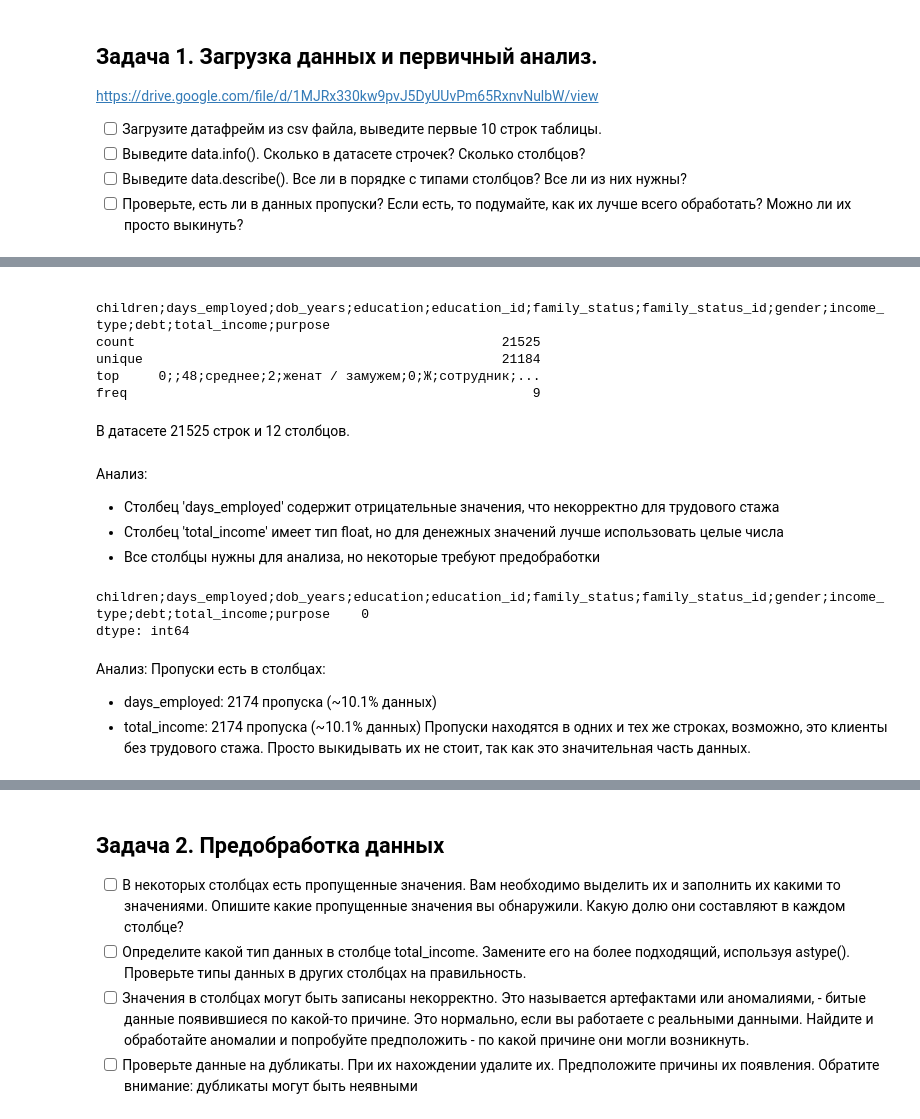
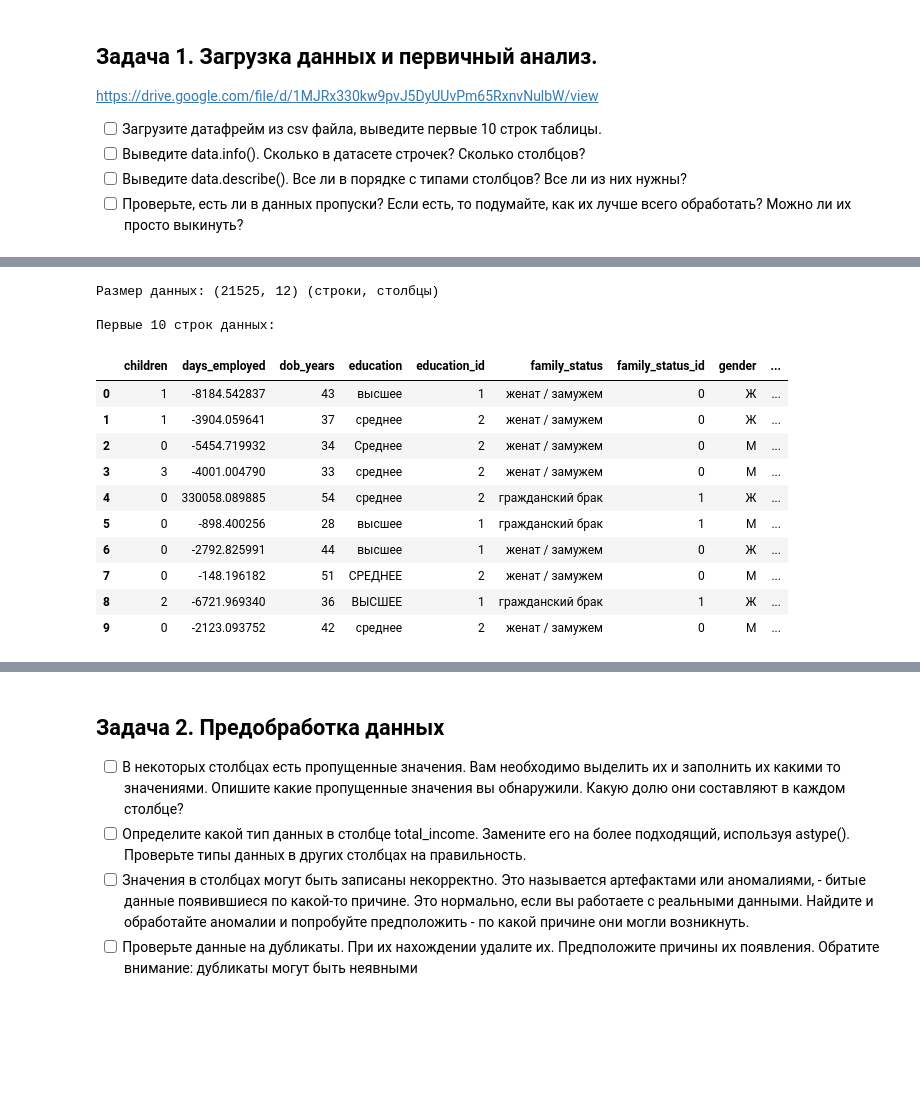
Before and after one commit to A-l-E-v/ML-Engineer, a Jupyter notebook: PyLibs/Pandas/pandas_homework_task.ipynb, the cells around one changed output, grey strips where cells are left out. Cells and saved outputs as stored; diff of their text form; code cells hidden in the pictures; blank space fills up the shorter version.

```diff
--- a/PyLibs/Pandas/pandas_homework_task.ipynb
+++ b/PyLibs/Pandas/pandas_homework_task.ipynb
@@ -65,30 +32,28 @@ None
-# %%
-# Вывод описательной статистики
-print(data.describe(include='all'))
-# %% [output]
-       children;days_employed;dob_years;education;education_id;family_status;family_status_id;gender;income_type;debt;total_income;purpose
-count                                               21525
-unique                                              21184
-top     0;;48;среднее;2;женат / замужем;0;Ж;сотрудник;...
-freq                                                    9
-# %% [markdown]
-В датасете 21525 строк и 12 столбцов.
-# %% [markdown]
-Анализ:
-
-- Столбец 'days_employed' содержит отрицательные значения, что некорректно для трудового стажа
-- Столбец 'total_income' имеет тип float, но для денежных значений лучше использовать целые числа
-- Все столбцы нужны для анализа, но некоторые требуют предобработки
-# %%
-# Проверка пропущенных значений
-print(data.isna().sum())
-# %% [output]
-children;days_employed;dob_years;education;education_id;family_status;family_status_id;gender;income_type;debt;total_income;purpose    0
-dtype: int64
-# %% [markdown]
-Анализ:
-Пропуски есть в столбцах:
- - days_employed: 2174 пропуска (~10.1% данных)
- - total_income: 2174 пропуска (~10.1% данных)
- Пропуски находятся в одних и тех же строках, возможно, это клиенты без трудового стажа.
- Просто выкидывать их не стоит, так как это значительная часть данных.
+# %%
+import pandas as pd
+
+# Указываем правильный разделитель (; вместо запятой)
+url = 'https://drive.google.com/uc?export=download&id=1MJRx330kw9pvJ5DyUUvPm65RxnvNulbW'
+data = pd.read_csv(url, sep=';')
+
+# Проверяем структуру
+print(f"Размер данных: {data.shape} (строки, столбцы)\n")
+
+# 2. Вывод первых 10 строк
+print("Первые 10 строк данных:")
+display(data.head(10))
+# %% [output]
+Размер данных: (21525, 12) (строки, столбцы)
+
+Первые 10 строк данных:
+|  | children | days_employed | dob_years | education | education_id | family_status | family_status_id | gender | ... |
+| 0 | 1 | -8184.542837 | 43 | высшее | 1 | женат / замужем | 0 | Ж | ... |
+| 1 | 1 | -3904.059641 | 37 | среднее | 2 | женат / замужем | 0 | Ж | ... |
+| 2 | 0 | -5454.719932 | 34 | Среднее | 2 | женат / замужем | 0 | М | ... |
+| 3 | 3 | -4001.004790 | 33 | среднее | 2 | женат / замужем | 0 | М | ... |
+| 4 | 0 | 330058.089885 | 54 | среднее | 2 | гражданский брак | 1 | Ж | ... |
+| 5 | 0 | -898.400256 | 28 | высшее | 1 | гражданский брак | 1 | М | ... |
+| 6 | 0 | -2792.825991 | 44 | высшее | 1 | женат / замужем | 0 | Ж | ... |
+| 7 | 0 | -148.196182 | 51 | СРЕДНЕЕ | 2 | женат / замужем | 0 | М | ... |
+| 8 | 2 | -6721.969340 | 36 | ВЫСШЕЕ | 1 | гражданский брак | 1 | Ж | ... |
+| 9 | 0 | -2123.093752 | 42 | среднее | 2 | женат / замужем | 0 | М | ... |
```
Also changed, not shown: parts of 39 cells of this notebook, 21 other files.
